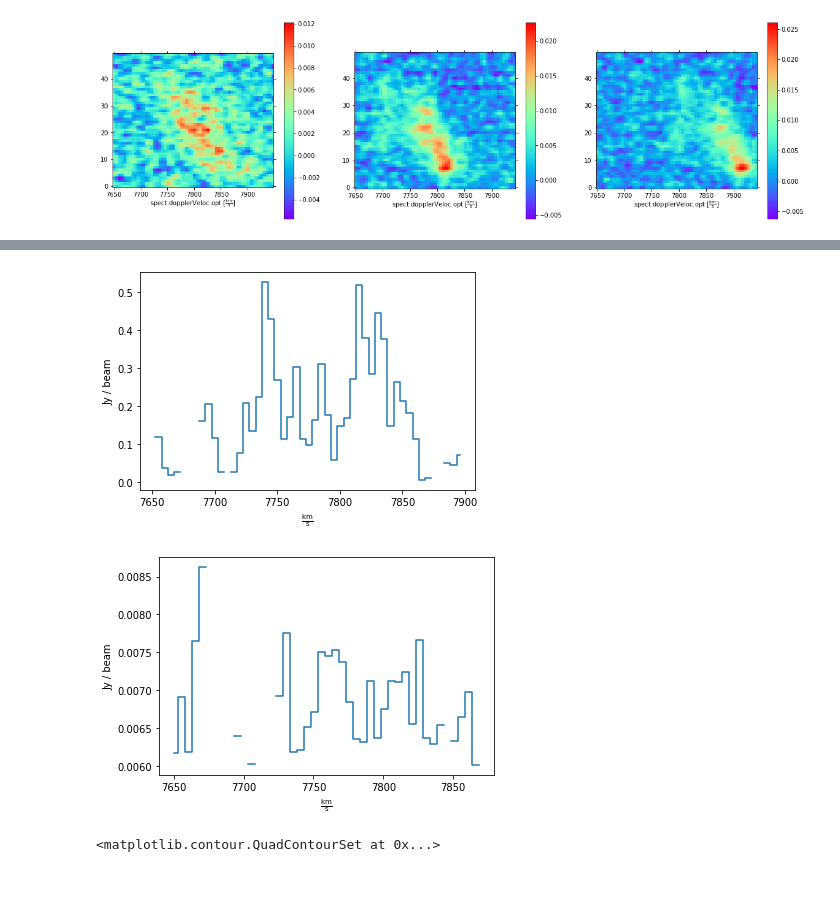
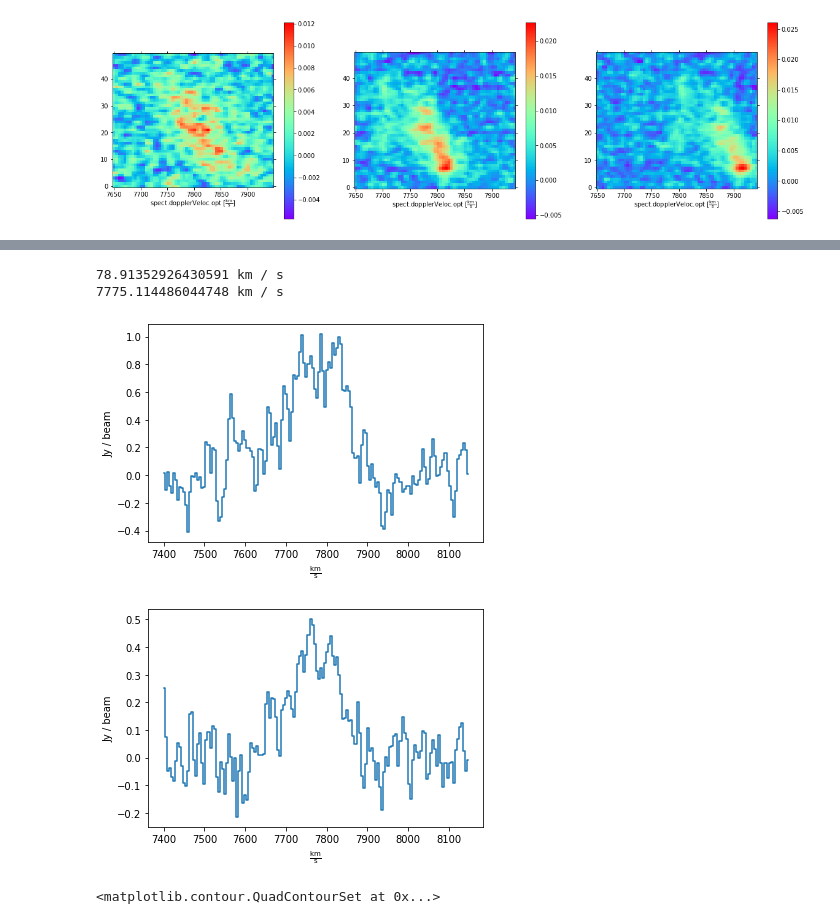
Before and after one commit to spectram/meerchoirs, a Jupyter notebook: g2atca-analysis.ipynb, the cells around one changed output, grey strips where cells are left out. Drawn from its saved outputs; the diff is of its cells as text; code cells hidden in the pictures; blank space fills up the shorter version.

```diff
--- a/g2atca-analysis.ipynb
+++ b/g2atca-analysis.ipynb
@@ -161,8 +171,13 @@ specg2s1.quicklook()
 # %%
 ## Masked Spectrum Extraction -G1S2 -  Channel masking not done
 crtf_g2s2 = "ellipse[[12h50m40.91s, -020.20.06.22], [2arcmin, 1arcmin], 0deg] coord=J2000"
+cubeg2s2 = velcube.subcube_from_crtfregion(crtf_g2s2)
+specg2s2 = cubeg2s2.sum(axis=(1, 2))
+specg2s2.quicklook()
+
+spec1d = Spectrum1D(spectral_axis=specg2s2.spectral_axis, flux=specg2s2)
+print(fwhm(spec1d,regions=SpectralRegion(7650 * U.km/U.s, 7900 * U.km/U.s)))
+print(centroid(spec1d,region=SpectralRegion(7650 * U.km/U.s, 7900 * U.km/U.s)))
+
 cubeg2s2 = vel_masked.subcube_from_crtfregion(crtf_g2s2)
-#cubeg2s2[25,:,:].quicklook()
-specg2s2 = cubeg2s2.sum(axis=(1, 2)) #* (102.96 * 30.86)/2* U.beam
-specg2s2.quicklook()
 # %% [output]
@@ -169,14 +185,15 @@ specg2s2.quicklook()
+78.91352926430591 km / s
+7775.114486044748 km / s
-[figure, old version]
+[figure, new version]
 # %%
 ## Masked Spectrum Extraction -G2-bridge - Channel masking not done
 
 bridgeg2 = "ellipse[[12h50m45.295s, -020:21:10.2215], [2arcmin, 26arcsec], 15deg] coord=J2000"
-cubeg2b = vel_masked.subcube_from_crtfregion(bridgeg2)
-#cubeg1b[25,:,:].quicklook()
-specg2b = cubeg2b.mean(axis=(1, 2))
+cubeg2b = velcube.subcube_from_crtfregion(bridgeg2)
+specg2b = cubeg2b.sum(axis=(1, 2))
 specg2b.quicklook()
 # %% [output]
-[figure, old version]
+[figure, new version]
 # %%
 #Moment 0 for S1 and S2 using spectral cube
 
```
Also changed, not shown: parts of 9 cells of this notebook, 2 other files.
